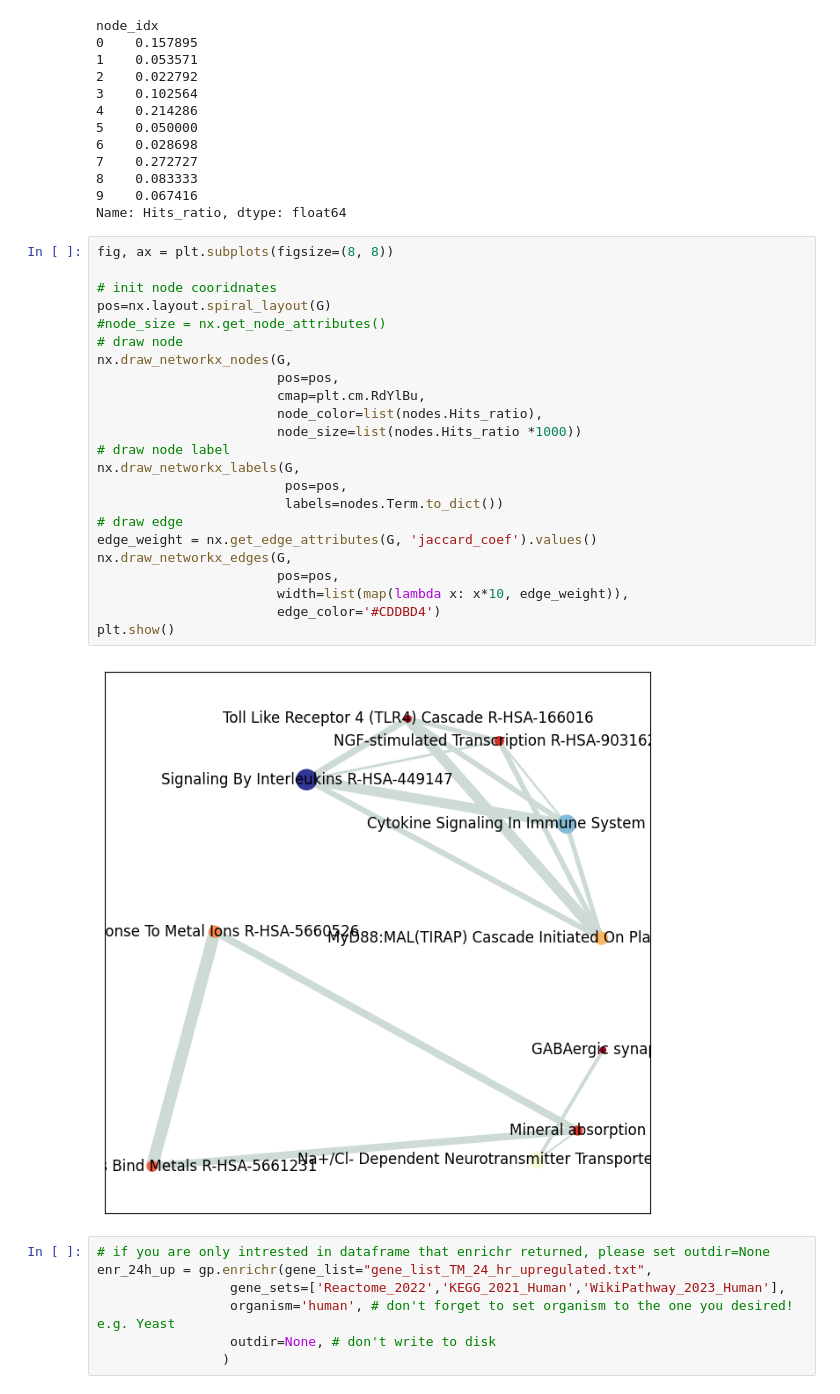
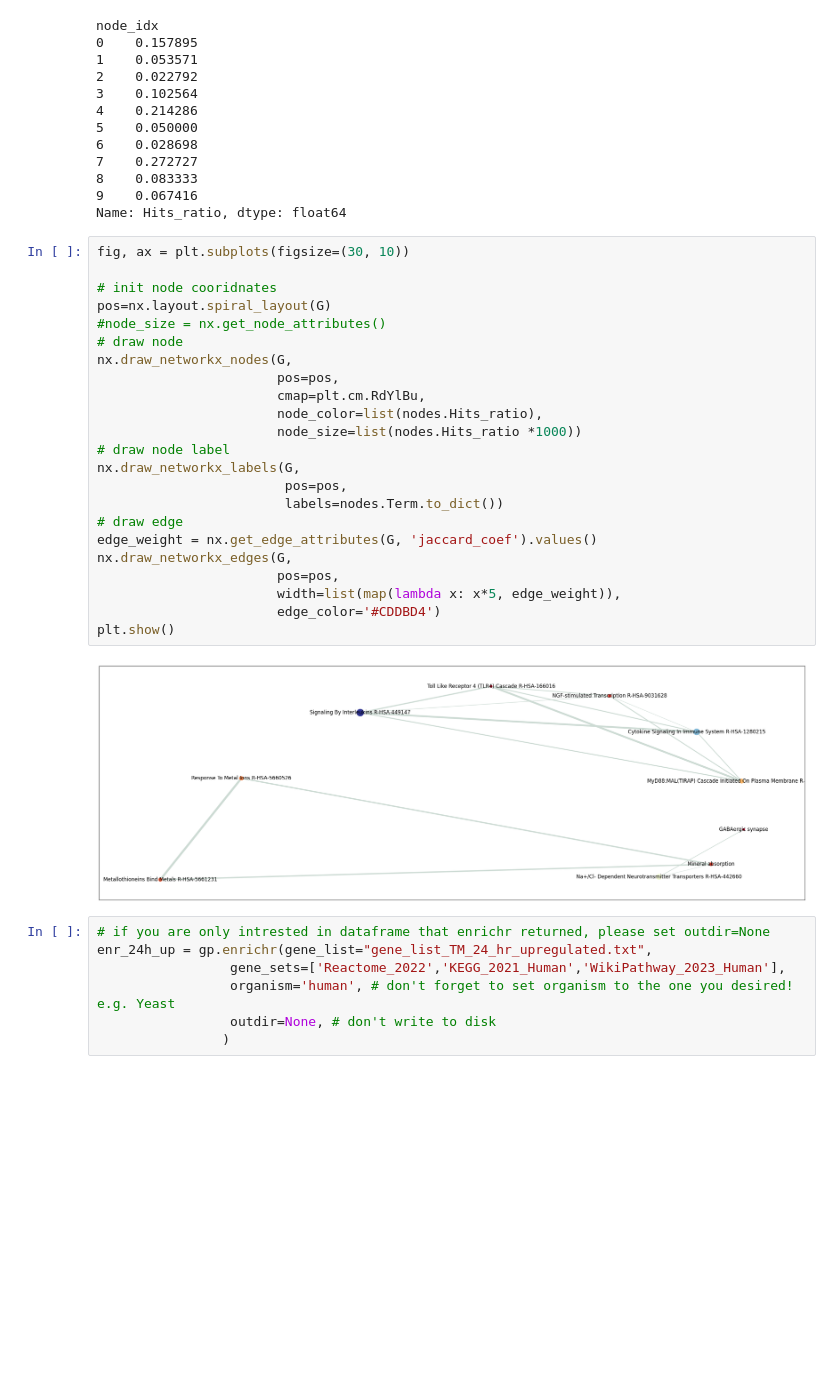
Before and after one commit to esaghapour/Temporal_GeneTerrain, a Jupyter notebook: Gene_set_enrichment_analysis__Temporal_Visualization.ipynb, the cells around one changed output. Saved outputs shown, nothing was run; the diff lists cells and outputs as text; blank space fills up the shorter version.

```diff
--- a/Gene_set_enrichment_analysis__Temporal_Visualization.ipynb
+++ b/Gene_set_enrichment_analysis__Temporal_Visualization.ipynb
@@ -116,30 +126,30 @@ node_idx
 9    0.067416
 Name: Hits_ratio, dtype: float64
 # %%
-fig, ax = plt.subplots(figsize=(8, 8))
+fig, ax = plt.subplots(figsize=(30, 10))
 
 # init node cooridnates
 pos=nx.layout.spiral_layout(G)
 #node_size = nx.get_node_attributes()
 # draw node
 nx.draw_networkx_nodes(G,
                        pos=pos,
                        cmap=plt.cm.RdYlBu,
                        node_color=list(nodes.Hits_ratio),
                        node_size=list(nodes.Hits_ratio *1000))
 # draw node label
 nx.draw_networkx_labels(G,
                         pos=pos,
                         labels=nodes.Term.to_dict())
 # draw edge
 edge_weight = nx.get_edge_attributes(G, 'jaccard_coef').values()
 nx.draw_networkx_edges(G,
                        pos=pos,
-                       width=list(map(lambda x: x*10, edge_weight)),
+                       width=list(map(lambda x: x*5, edge_weight)),
                        edge_color='#CDDBD4')
 plt.show()
 # %% [output]
-[figure, old version]
+[figure, new version]
 # %%
 # if you are only intrested in dataframe that enrichr returned, please set outdir=None
 enr_24h_up = gp.enrichr(gene_list="gene_list_TM_24_hr_upregulated.txt",
```
Also changed, not shown: parts of 5 cells of this notebook.
